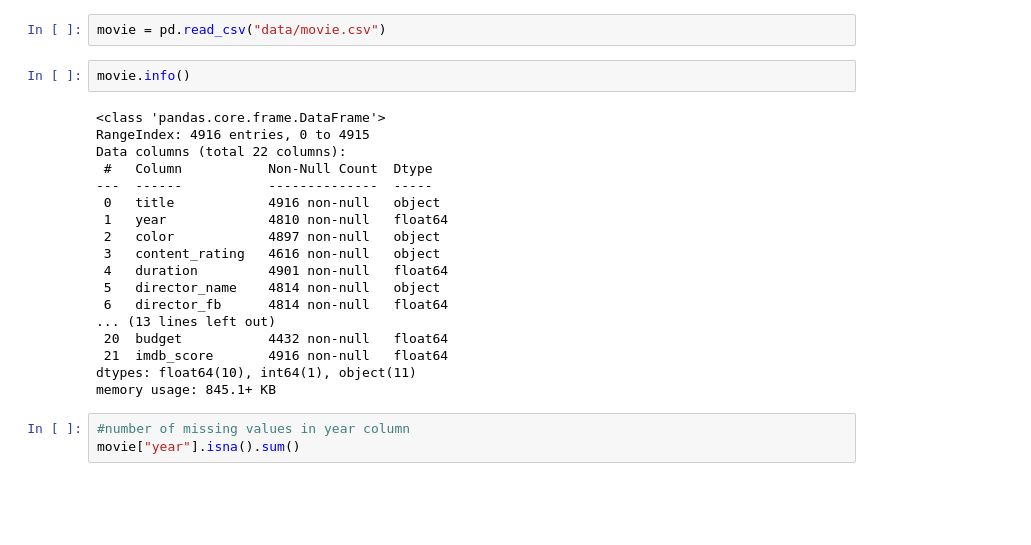
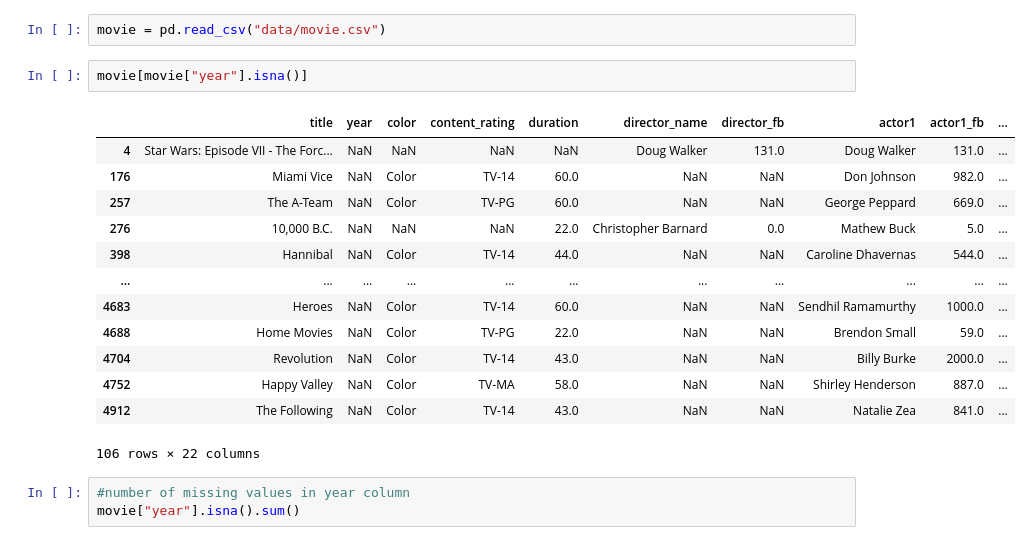
Before and after one commit to HalaMostafa/BeIN2023_DataAnalysis, a Jupyter notebook: 03.Missing Values Sorting And Uniquness.ipynb, the cells around one changed output. Saved outputs shown, nothing was run; the diff lists cells and outputs as text; blank space fills up the shorter version.

```diff
--- a/03.Missing Values Sorting And Uniquness.ipynb
+++ b/03.Missing Values Sorting And Uniquness.ipynb
@@ -10,26 +20,22 @@
 import pandas as pd
 # %%
 movie = pd.read_csv("data/movie.csv")
-# %%
-movie.info()
-# %% [output]
-<class 'pandas.core.frame.DataFrame'>
-RangeIndex: 4916 entries, 0 to 4915
-Data columns (total 22 columns):
- #   Column           Non-Null Count  Dtype
----  ------           --------------  -----
- 0   title            4916 non-null   object
- 1   year             4810 non-null   float64
- 2   color            4897 non-null   object
- 3   content_rating   4616 non-null   object
- 4   duration         4901 non-null   float64
- 5   director_name    4814 non-null   object
- 6   director_fb      4814 non-null   float64
-... (13 lines left out)
- 20  budget           4432 non-null   float64
- 21  imdb_score       4916 non-null   float64
-dtypes: float64(10), int64(1), object(11)
-memory usage: 845.1+ KB
+# %%
+movie[movie["year"].isna()]
+# %% [output]
+|  | title | year | color | content_rating | duration | director_name | director_fb | actor1 | actor1_fb | ... |
+| 4 | Star Wars: Episode VII - The Forc... | NaN | NaN | NaN | NaN | Doug Walker | 131.0 | Doug Walker | 131.0 | ... |
+| 176 | Miami Vice | NaN | Color | TV-14 | 60.0 | NaN | NaN | Don Johnson | 982.0 | ... |
+| 257 | The A-Team | NaN | Color | TV-PG | 60.0 | NaN | NaN | George Peppard | 669.0 | ... |
+| 276 | 10,000 B.C. | NaN | NaN | NaN | 22.0 | Christopher Barnard | 0.0 | Mathew Buck | 5.0 | ... |
+| 398 | Hannibal | NaN | Color | TV-14 | 44.0 | NaN | NaN | Caroline Dhavernas | 544.0 | ... |
+| ... | ... | ... | ... | ... | ... | ... | ... | ... | ... | ... |
+| 4683 | Heroes | NaN | Color | TV-14 | 60.0 | NaN | NaN | Sendhil Ramamurthy | 1000.0 | ... |
+| 4688 | Home Movies | NaN | Color | TV-PG | 22.0 | NaN | NaN | Brendon Small | 59.0 | ... |
+| 4704 | Revolution | NaN | Color | TV-14 | 43.0 | NaN | NaN | Billy Burke | 2000.0 | ... |
+| 4752 | Happy Valley | NaN | Color | TV-MA | 58.0 | NaN | NaN | Shirley Henderson | 887.0 | ... |
+| 4912 | The Following | NaN | Color | TV-14 | 43.0 | NaN | NaN | Natalie Zea | 841.0 | ... |
+106 rows × 22 columns
 # %%
 #number of missing values in year column
 movie["year"].isna().sum()
```
Also changed, not shown: parts of 16 cells of this notebook.
